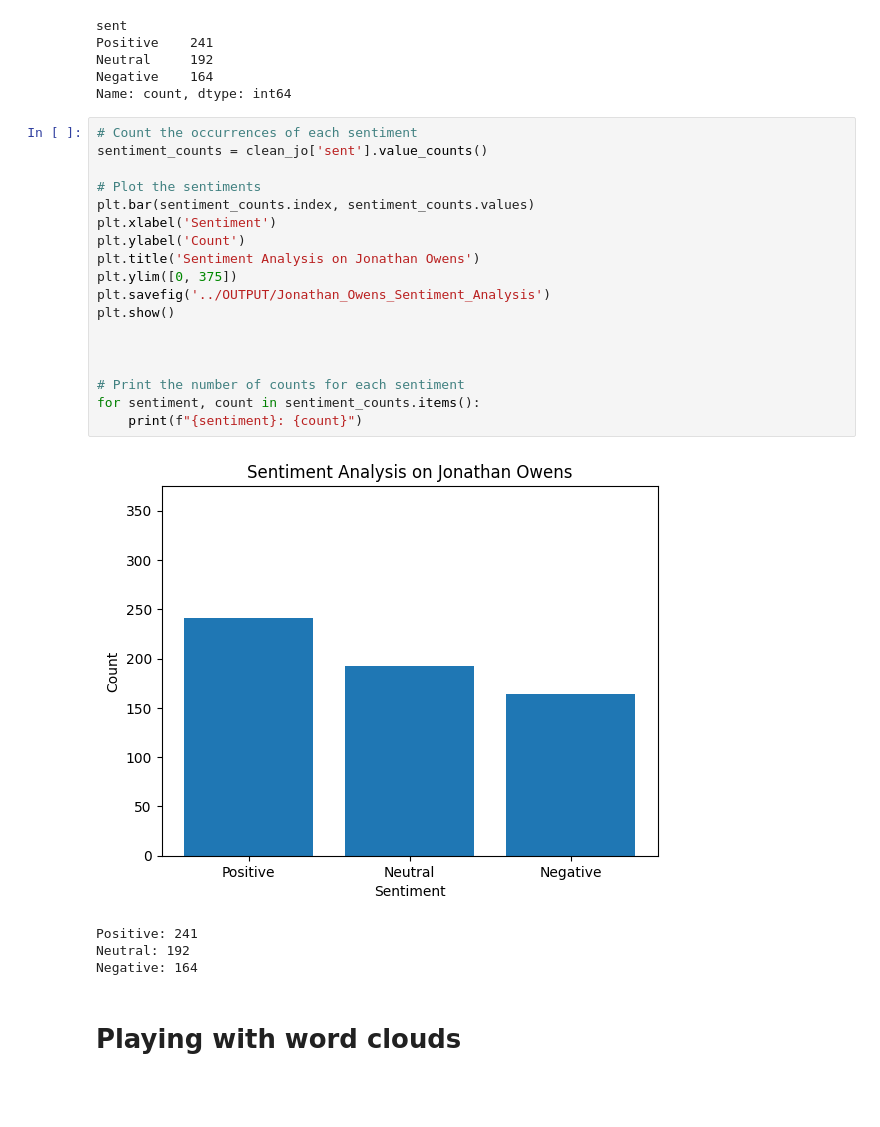
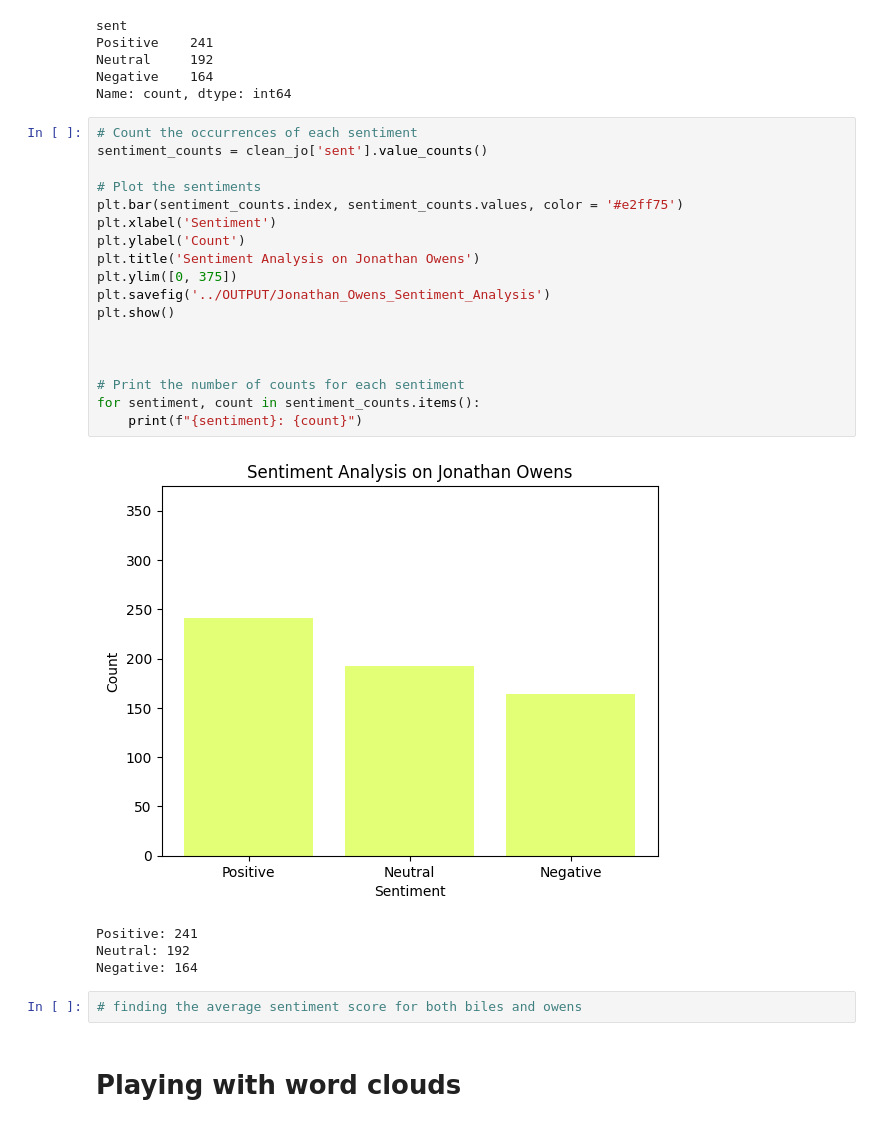
Before and after one commit to juliamuratore/Project1-DS-4002, a Jupyter notebook: SCRIPTS/Project_1_VADER.ipynb, the cells around one changed output. Saved outputs shown, nothing was run; the diff lists cells and outputs as text; blank space fills up the shorter version.

```diff
--- a/SCRIPTS/Project_1_VADER.ipynb
+++ b/SCRIPTS/Project_1_VADER.ipynb
@@ -340,26 +340,28 @@ Name: count, dtype: int64
 # %%
 # Count the occurrences of each sentiment
 sentiment_counts = clean_jo['sent'].value_counts()
 
 # Plot the sentiments
-plt.bar(sentiment_counts.index, sentiment_counts.values)
+plt.bar(sentiment_counts.index, sentiment_counts.values, color = '#e2ff75')
 plt.xlabel('Sentiment')
 plt.ylabel('Count')
 plt.title('Sentiment Analysis on Jonathan Owens')
 plt.ylim([0, 375])
 plt.savefig('../OUTPUT/Jonathan_Owens_Sentiment_Analysis')
 plt.show()
 
 
 
 # Print the number of counts for each sentiment
 for sentiment, count in sentiment_counts.items():
     print(f"{sentiment}: {count}")
 # %% [output]
-[figure, old version]
+[figure, new version]
 Positive: 241
 Neutral: 192
 Negative: 164
+# %%
+# finding the average sentiment score for both biles and owens
 # %% [markdown]
 # Playing with word clouds
 # %%
```
Also changed, not shown: parts of 1 cell of this notebook, 4 other files.
